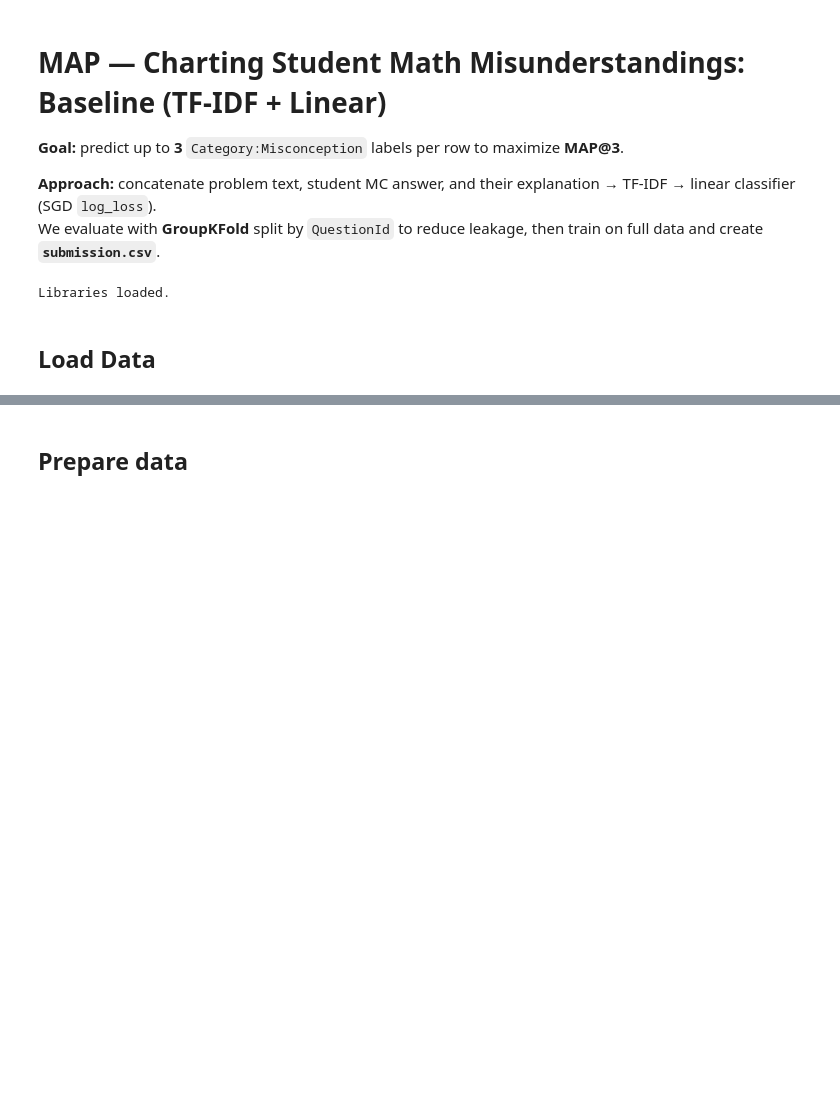
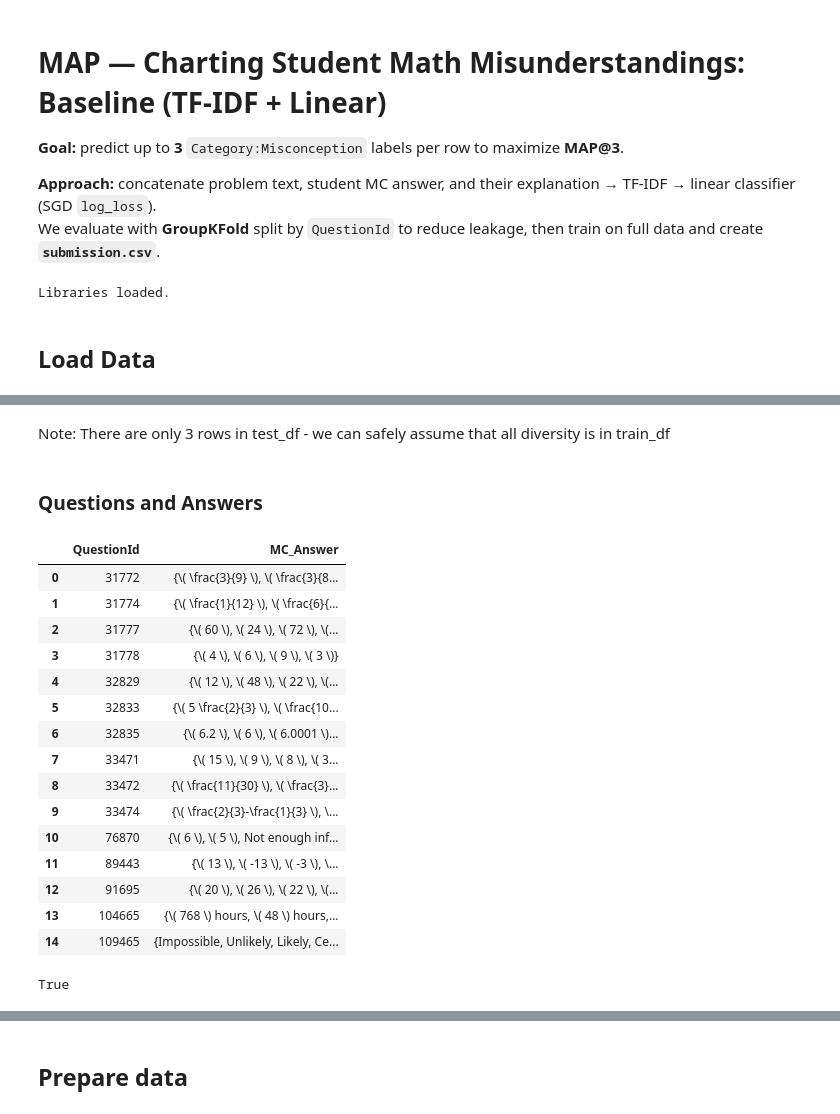
Before and after one commit to MartinRajniak/map-charting-student-math-misunderstandings, a Jupyter notebook: map-charting-student-math-misunderstandings.ipynb, the cells around one changed output, grey strips where cells are left out. Saved outputs shown, nothing was run; the diff lists cells and outputs as text; code cells hidden in the pictures; blank space fills up the shorter version.

Commit message:
Clean up data (verify correct and incorrect answers)

```diff
--- a/map-charting-student-math-misunderstandings.ipynb
+++ b/map-charting-student-math-misunderstandings.ipynb
@@ -80,0 +74,3 @@ DATA_DIR = data
+# %%
+train_df = pd.read_csv(os.path.join(DATA_DIR, "train.csv"))
+test_df = pd.read_csv(os.path.join(DATA_DIR, "test.csv"))
@@ -80,0 +97,29 @@ DATA_DIR = data
+# %% [markdown]
+Note: There are only 3 rows in test_df - we can safely assume that all diversity is in train_df
+# %% [markdown]
+### Questions and Answers
+# %%
+group_by_question_df = train_df[["QuestionId", "MC_Answer"]].groupby("QuestionId")["MC_Answer"].agg(set).reset_index()
+group_by_question_df
+# %% [output]
+|  | QuestionId | MC_Answer |
+| 0 | 31772 | {\( \frac{3}{9} \), \( \frac{3}{8... |
+| 1 | 31774 | {\( \frac{1}{12} \), \( \frac{6}{... |
+| 2 | 31777 | {\( 60 \), \( 24 \), \( 72 \), \(... |
+| 3 | 31778 | {\( 4 \), \( 6 \), \( 9 \), \( 3 \)} |
+| 4 | 32829 | {\( 12 \), \( 48 \), \( 22 \), \(... |
+| 5 | 32833 | {\( 5 \frac{2}{3} \), \( \frac{10... |
+| 6 | 32835 | {\( 6.2 \), \( 6 \), \( 6.0001 \)... |
+| 7 | 33471 | {\( 15 \), \( 9 \), \( 8 \), \( 3... |
+| 8 | 33472 | {\( \frac{11}{30} \), \( \frac{3}... |
+| 9 | 33474 | {\( \frac{2}{3}-\frac{1}{3} \), \... |
+| 10 | 76870 | {\( 6 \), \( 5 \), Not enough inf... |
+| 11 | 89443 | {\( 13 \), \( -13 \), \( -3 \), \... |
+| 12 | 91695 | {\( 20 \), \( 26 \), \( 22 \), \(... |
+| 13 | 104665 | {\( 768 \) hours, \( 48 \) hours,... |
+| 14 | 109465 | {Impossible, Unlikely, Likely, Ce... |
+# %%
+# Verify that all questions have exactly 4 possible answers
+(group_by_question_df["MC_Answer"].apply(len) == 4).all()
+# %% [output]
+True
```
Also changed, not shown: parts of 33 cells of this notebook, 1 other file.
